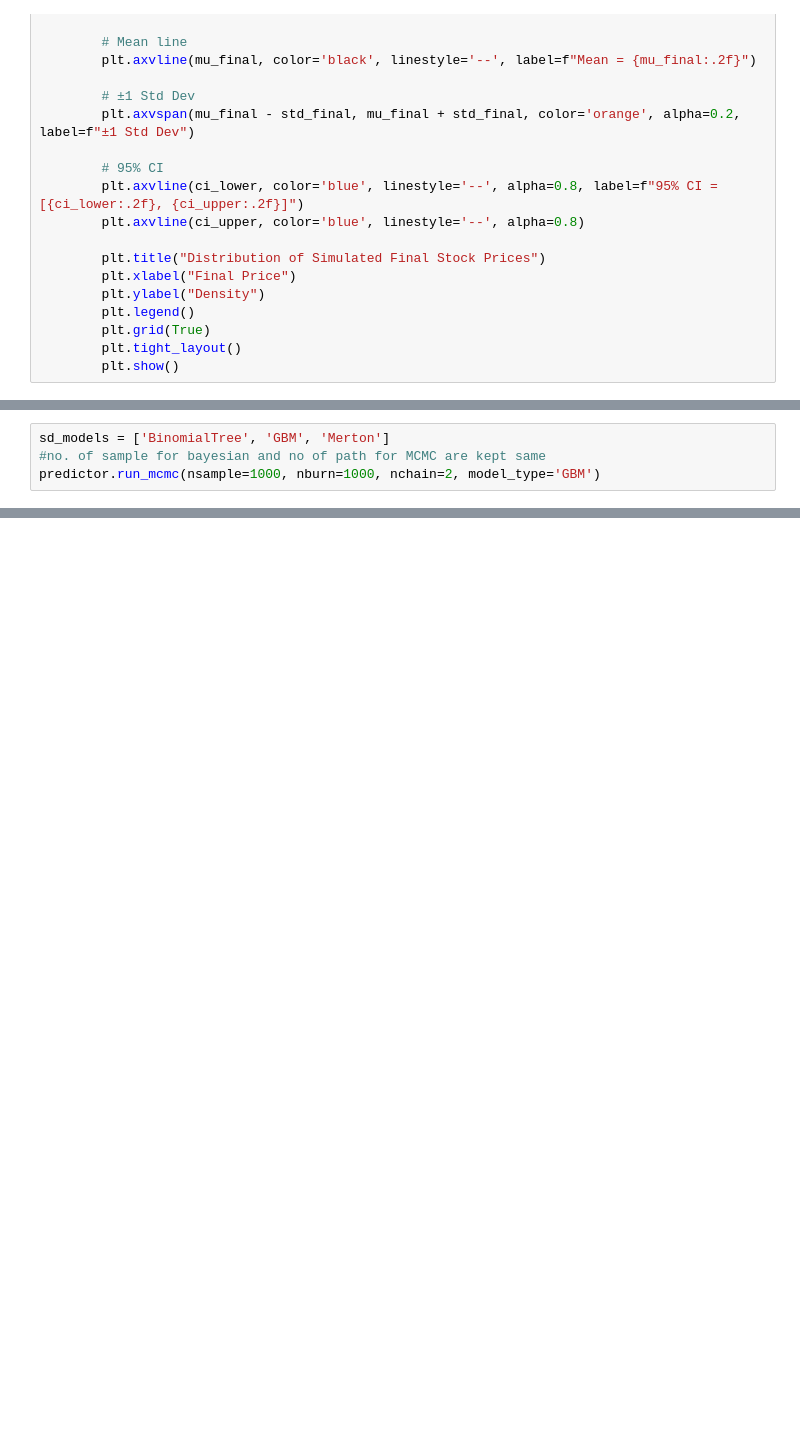
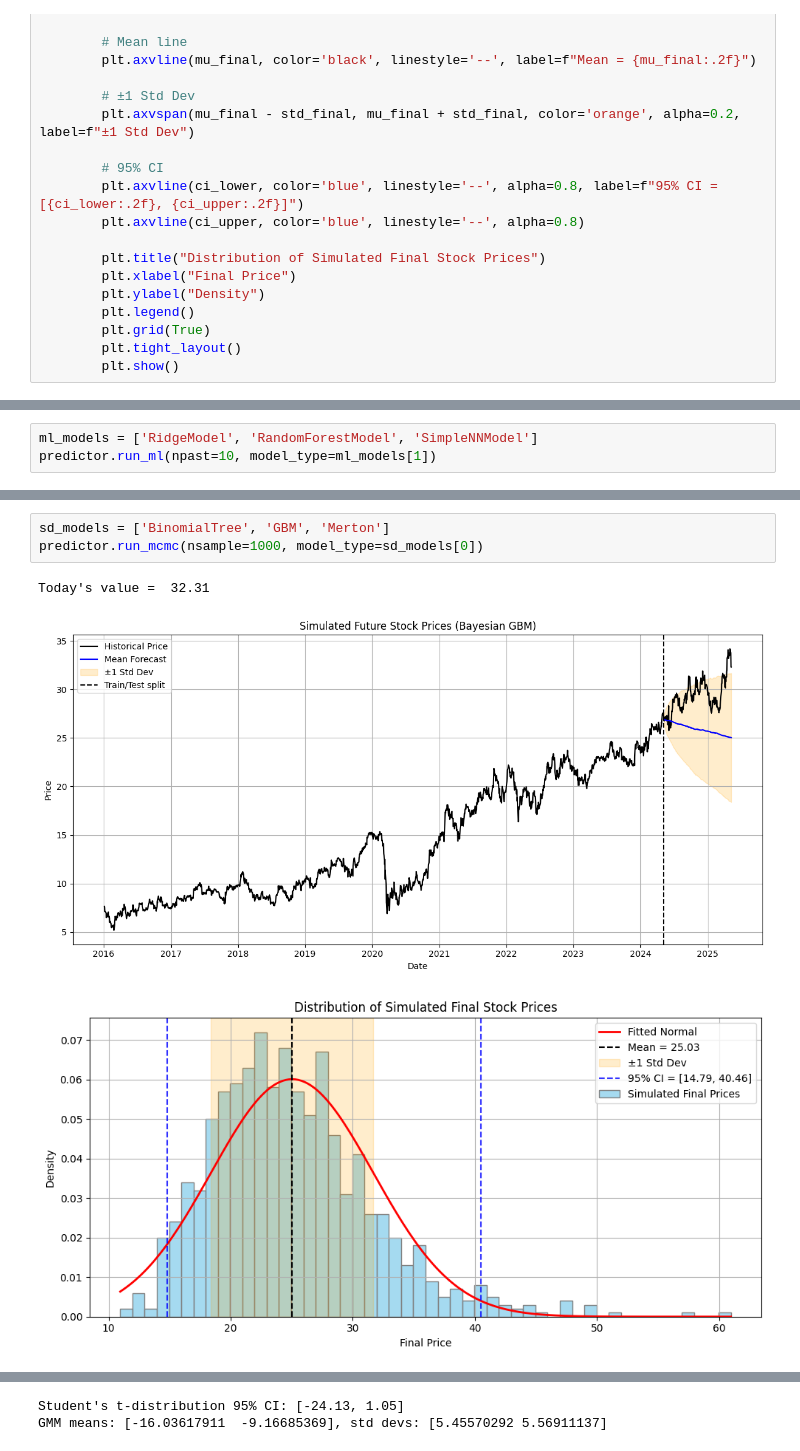
Before and after one commit to unmesh1993/Forecasting, a Jupyter notebook: main_complete_notebook.ipynb, the cells around one changed output, grey strips where cells are left out. Cells and saved outputs as stored; diff of their text form; blank space fills up the shorter version.

```diff
--- a/main_complete_notebook.ipynb
+++ b/main_complete_notebook.ipynb
@@ -1139,4 +1188,0 @@ memory usage: 43.4 KB
-# %%
-sd_models = ['BinomialTree', 'GBM', 'Merton']
-#no. of sample for bayesian and no of path for MCMC are kept same
-predictor.run_mcmc(nsample=1000, nburn=1000, nchain=2, model_type='GBM')
@@ -1191,0 +1234,3 @@ GMM means: [7.48749727 0.15450666], std devs: [2.56699027 2.24056725]
+# %%
+ml_models = ['RidgeModel', 'RandomForestModel', 'SimpleNNModel']
+predictor.run_ml(npast=10, model_type=ml_models[1])
@@ -1191,0 +1301,7 @@ GMM means: [7.48749727 0.15450666], std devs: [2.56699027 2.24056725]
+# %%
+sd_models = ['BinomialTree', 'GBM', 'Merton']
+predictor.run_mcmc(nsample=1000, model_type=sd_models[0])
+# %% [output]
+Today's value =  32.31
+[figure, added]
+[figure, added]
@@ -1191,0 +1309,2 @@ GMM means: [7.48749727 0.15450666], std devs: [2.56699027 2.24056725]
+Student's t-distribution 95% CI: [-24.13, 1.05]
+GMM means: [-16.03617911  -9.16685369], std devs: [5.45570292 5.56911137]
```
Also changed, not shown: parts of 18 cells of this notebook.
